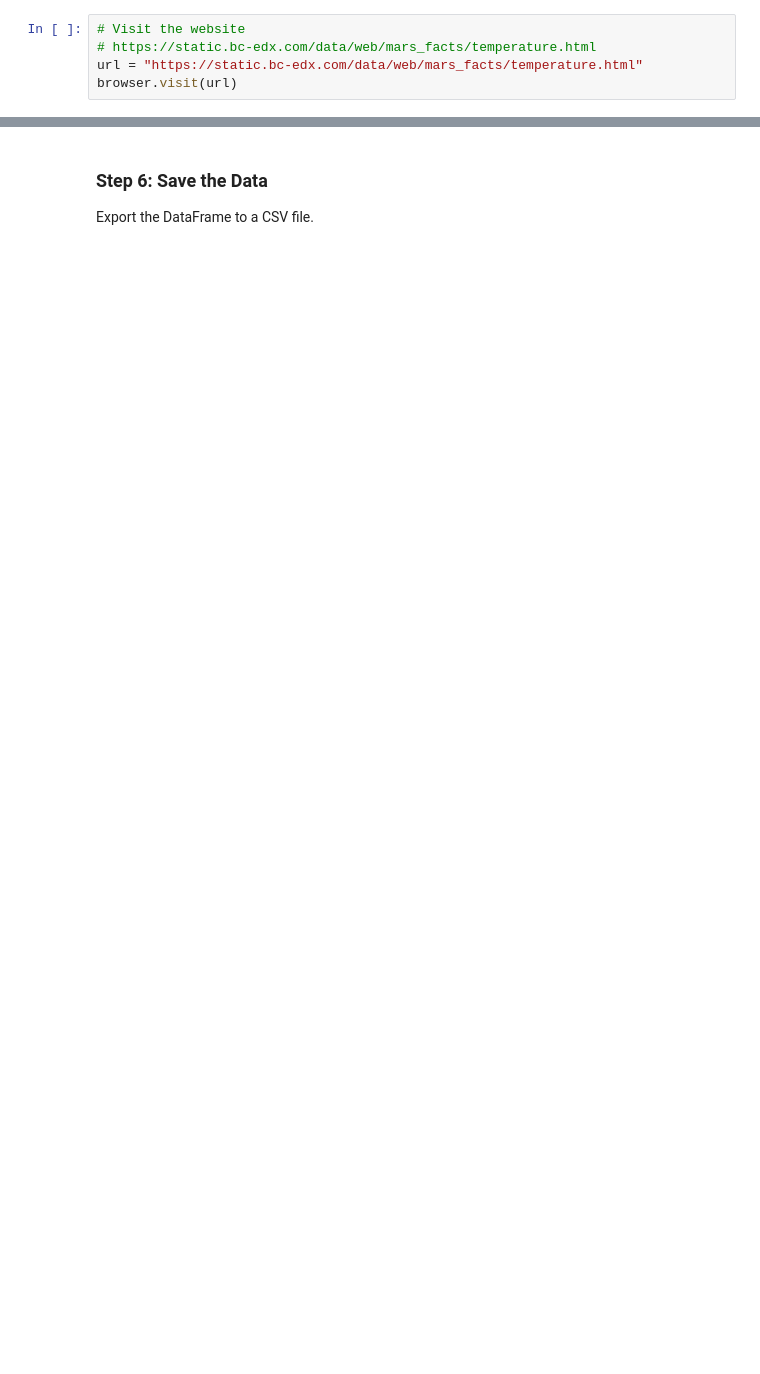
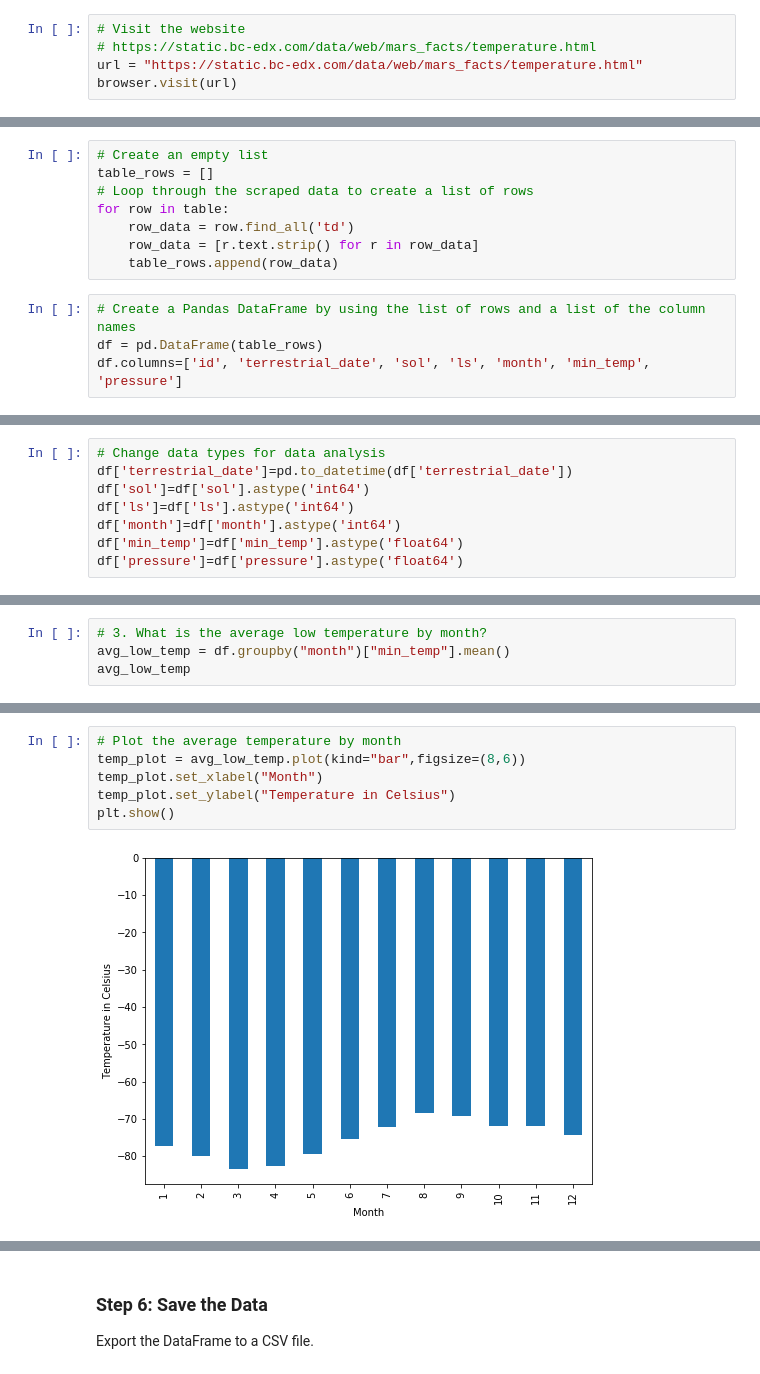
Before and after one commit to katiedjahan/Data-Collection-Challenge, a Jupyter notebook: Analysis/part_2_mars_weather.ipynb, the cells around one changed output, grey strips where cells are left out. Saved outputs shown, nothing was run; the diff lists cells and outputs as text; blank space fills up the shorter version.

Commit message:
part 2 analysis and output data

```diff
--- a/Analysis/part_2_mars_weather.ipynb
+++ b/Analysis/part_2_mars_weather.ipynb
@@ -183,0 +35,12 @@ The distance from peak to peak is roughly 1425-750, or 675 days. A year on Mars
+# %%
+# Create an empty list
+table_rows = []
+# Loop through the scraped data to create a list of rows
+for row in table:
+    row_data = row.find_all('td')
+    row_data = [r.text.strip() for r in row_data]
+    table_rows.append(row_data)
+# %%
+# Create a Pandas DataFrame by using the list of rows and a list of the column names
+df = pd.DataFrame(table_rows)
+df.columns=['id', 'terrestrial_date', 'sol', 'ls', 'month', 'min_temp', 'pressure']
@@ -183,0 +71,8 @@ The distance from peak to peak is roughly 1425-750, or 675 days. A year on Mars
+# %%
+# Change data types for data analysis
+df['terrestrial_date']=pd.to_datetime(df['terrestrial_date'])
+df['sol']=df['sol'].astype('int64')
+df['ls']=df['ls'].astype('int64')
+df['month']=df['month'].astype('int64')
+df['min_temp']=df['min_temp'].astype('float64')
+df['pressure']=df['pressure'].astype('float64')
@@ -183,0 +115,4 @@ The distance from peak to peak is roughly 1425-750, or 675 days. A year on Mars
+# %%
+# 3. What is the average low temperature by month?
+avg_low_temp = df.groupby("month")["min_temp"].mean()
+avg_low_temp
@@ -183,0 +134,8 @@ The distance from peak to peak is roughly 1425-750, or 675 days. A year on Mars
+# %%
+# Plot the average temperature by month
+temp_plot = avg_low_temp.plot(kind="bar",figsize=(8,6))
+temp_plot.set_xlabel("Month")
+temp_plot.set_ylabel("Temperature in Celsius")
+plt.show()
+# %% [output]
+[figure, added]
```
Also changed, not shown: parts of 47 cells of this notebook, 1 other file.
